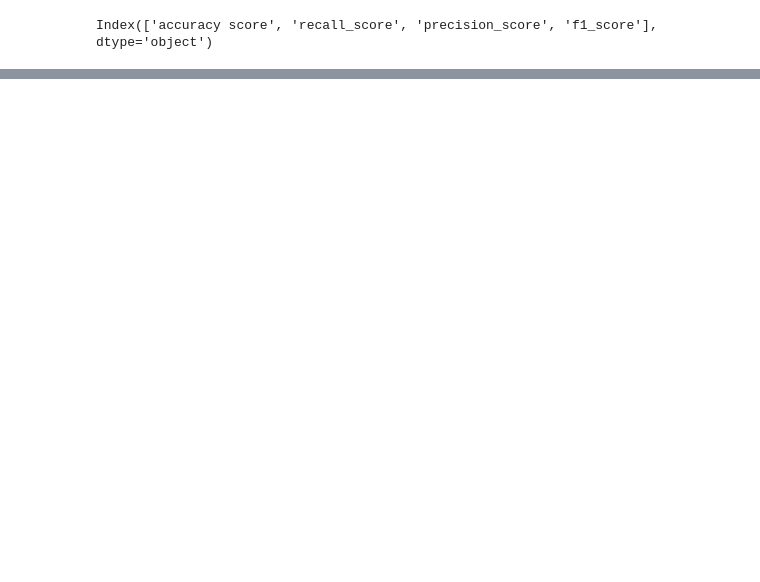
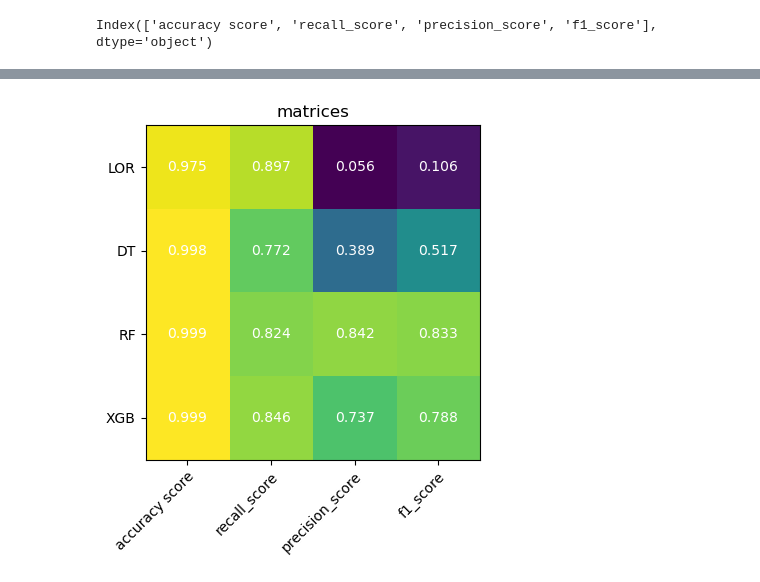
Before and after one commit to Basant2206/small_project, a Jupyter notebook: fraud_detection.ipynb, the cells around one changed output, grey strips where cells are left out. Saved outputs shown, nothing was run; the diff lists cells and outputs as text; code cells hidden in the pictures; blank space fills up the shorter version.

```diff
--- a/fraud_detection.ipynb
+++ b/fraud_detection.ipynb
@@ -275,0 +297,13 @@ plt.show()
+# %%
+# Initialize the XGBoost classifier
+xgb = XGBClassifier(use_label_encoder=False, eval_metric='logloss')
+
+# Train the model
+xgb.fit(X_train_os, y_train_os)
+
+# Make predictions
+pred8 = xgb.predict(X_test)
+
+# Evaluate the model
+accuracy = accuracy_score(y_test, y_pred)
+print(f"Accuracy: {accuracy:.2f}")
@@ -275,0 +333,8 @@ plt.show()
+# %%
+value=np.array([[accuracy_score(y_test,pred5),recall_score(y_test,pred5),precision_score(y_test,pred5),f1_score(y_test,pred5)],
+                [accuracy_score(y_test,pred6),recall_score(y_test,pred6),precision_score(y_test,pred6),f1_score(y_test,pred6)],
+                [accuracy_score(y_test,pred7),recall_score(y_test,pred7),precision_score(y_test,pred7),f1_score(y_test,pred7)],
+               [accuracy_score(y_test,pred8),recall_score(y_test,pred8),precision_score(y_test,pred8),f1_score(y_test,pred8)]])
+
+final=pd.DataFrame(value,index=['LOR','DT','RF','XGB'],columns=['accuracy score','recall_score','precision_score','f1_score'])
+final
@@ -275,0 +347,24 @@ plt.show()
+# %%
+
+fig, ax = plt.subplots()
+im = ax.imshow(final)
+# Show all ticks and label them with the respective list entries
+ax.set_yticks(np.arange(len(final.index)), labels=final.index)
+ax.set_xticks(np.arange(len(final.columns)), labels=final.columns)
+
+
+# Rotate the tick labels and set their alignment.
+plt.setp(ax.get_xticklabels(), rotation=45, ha="right",
+         rotation_mode="anchor")
+
+# Loop over data dimensions and create text annotations.
+for i in range(final.shape[0]):
+    for j in range(final.shape[1]):
+        text = ax.text(j, i, round(final.iloc[i, j],3),
+                       ha="center", va="center", color="w")
+
+ax.set_title("matrices")
+fig.tight_layout()
+plt.show()
+# %% [output]
+[figure, added]
```
Also changed, not shown: parts of 32 cells of this notebook, 1 other file.
